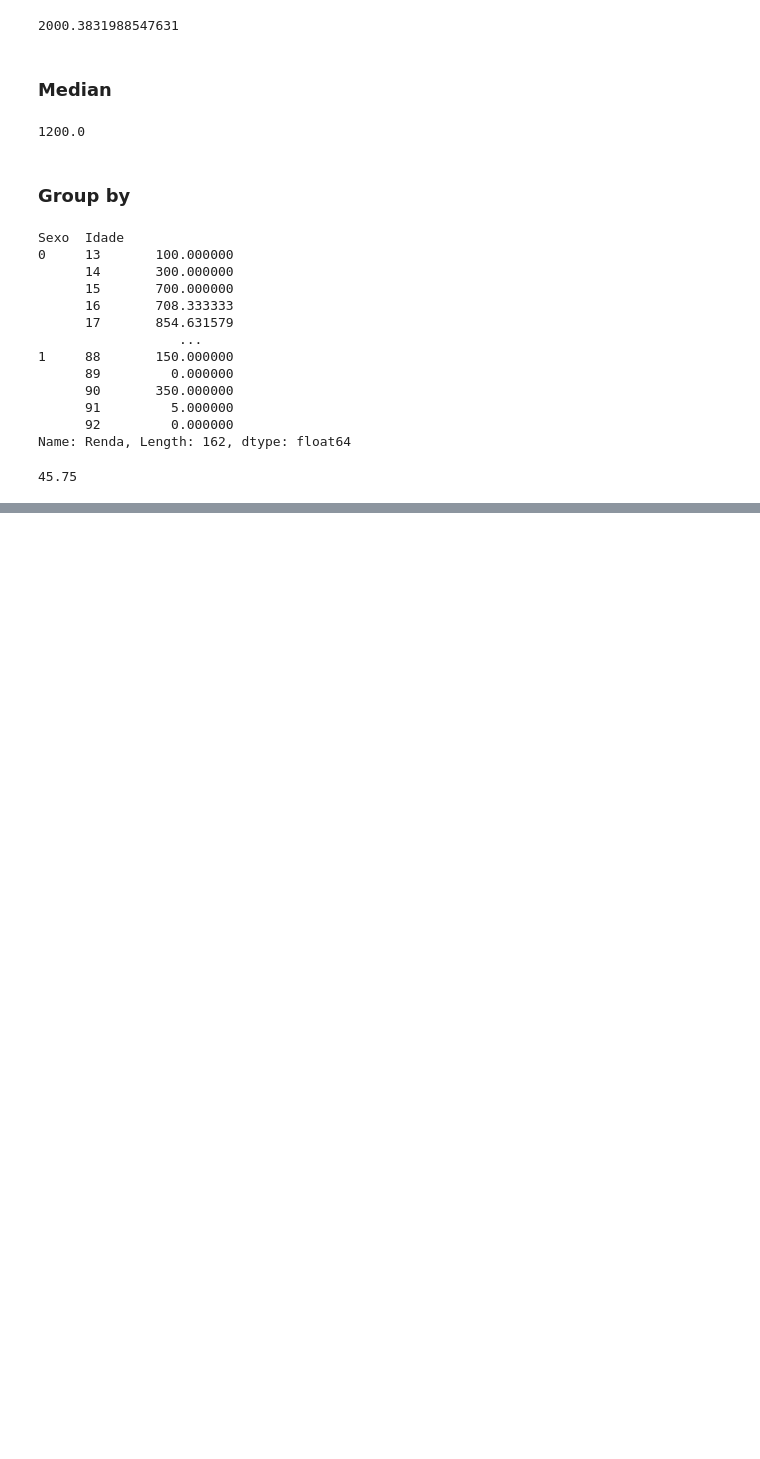
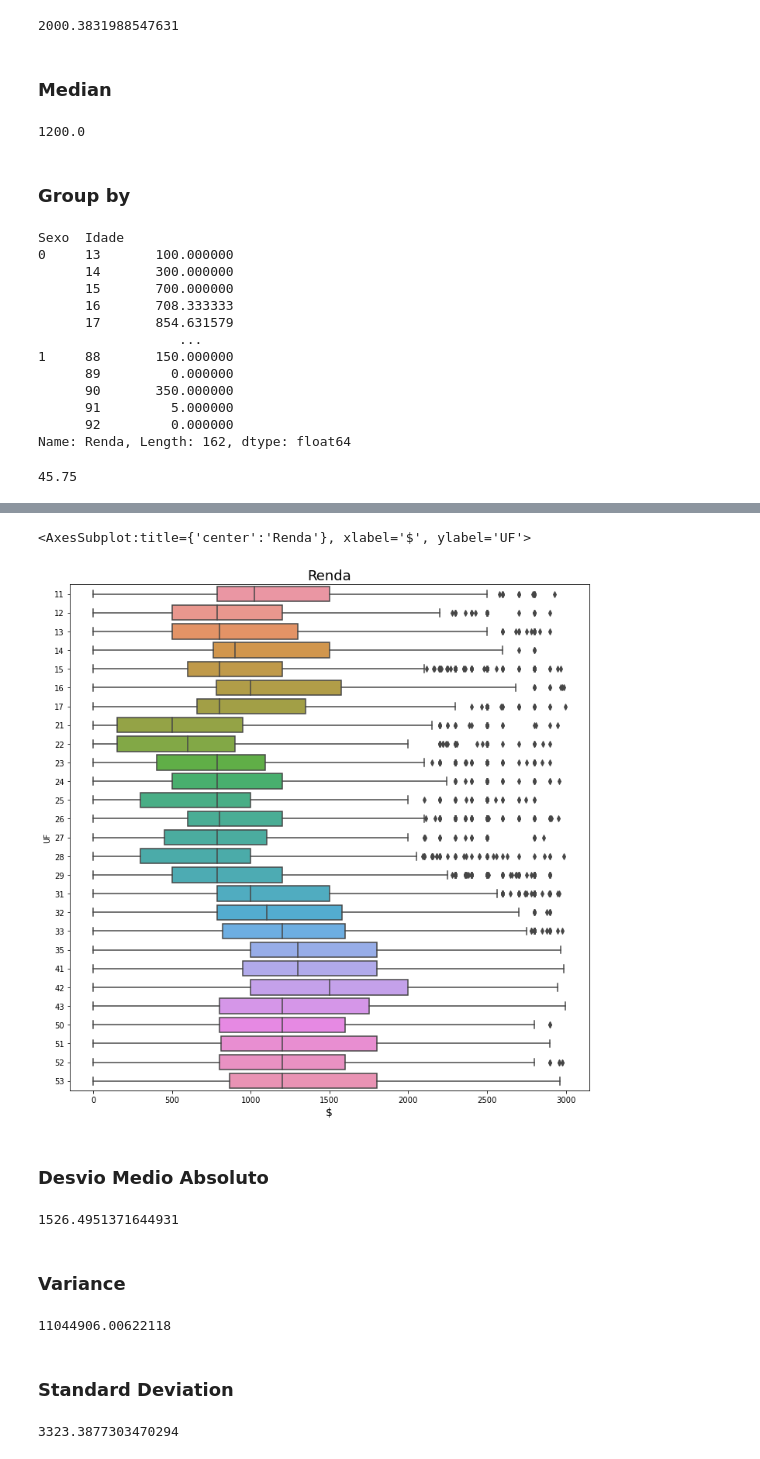
Before and after one commit to acnaweb/python-statistic, a Jupyter notebook: labs/statistic.ipynb, the cells around one changed output, grey strips where cells are left out. Cells and saved outputs as stored; diff of their text form; code cells hidden in the pictures; blank space fills up the shorter version.

```diff
--- a/labs/statistic.ipynb
+++ b/labs/statistic.ipynb
@@ -262,0 +348,30 @@ dataset.groupby("Sexo")["Idade"].mean().loc["H"]
+# %%
+ax = sns.boxplot(x = "Renda",
+                 y = "UF",
+                data = df.query("Renda < 3000"),
+                orient = "h")
+ax.figure.set_size_inches(12, 12)
+ax.set_title('Renda', fontsize=18)
+ax.set_xlabel('$', fontsize=14)
+ax
+# %% [output]
+<AxesSubplot:title={'center':'Renda'}, xlabel='$', ylabel='UF'>
+[figure, added]
+# %% [markdown]
+### Desvio Medio Absoluto
+# %%
+df["Renda"].mad()
+# %% [output]
+1526.4951371644931
+# %% [markdown]
+### Variance
+# %%
+df["Renda"].var()
+# %% [output]
+11044906.00622118
+# %% [markdown]
+### Standard Deviation
+# %%
+df["Renda"].std()
+# %% [output]
+3323.3877303470294
```
Also changed, not shown: parts of 19 cells of this notebook.
